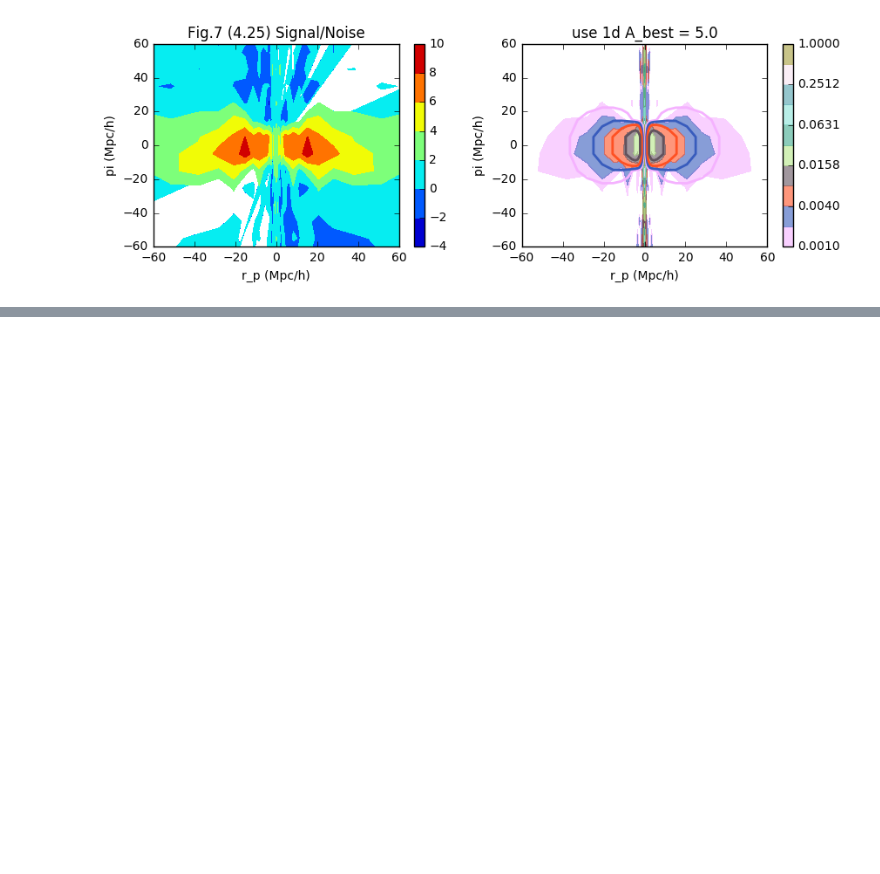
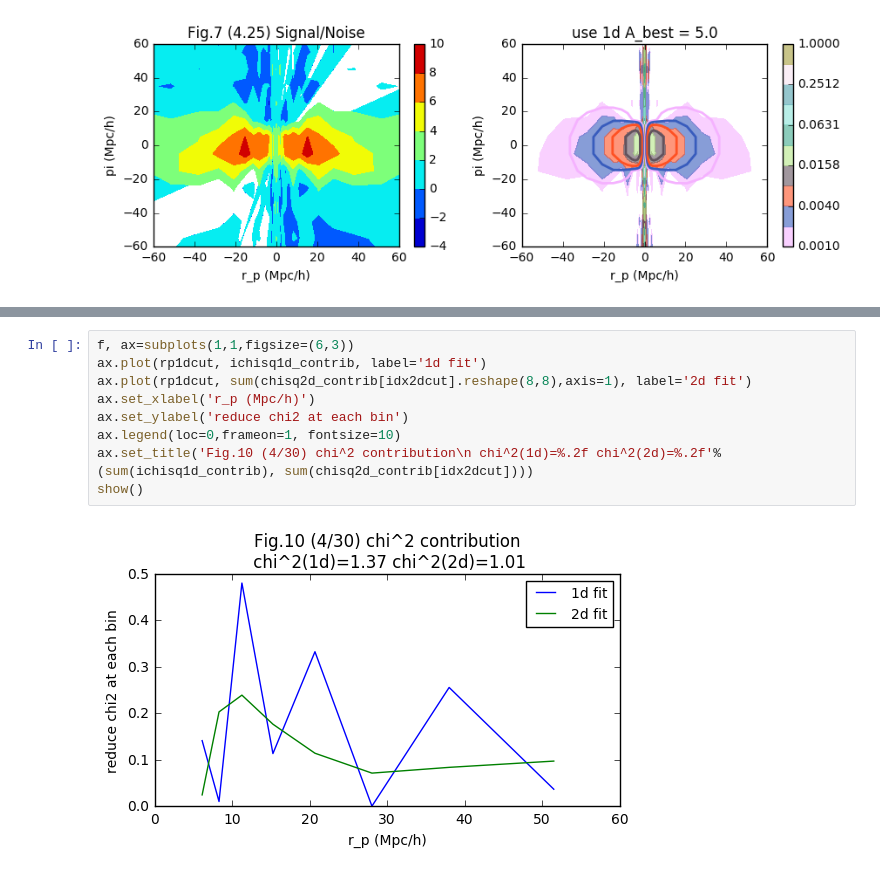
Before and after one commit to liuxx479/gplus, a Jupyter notebook: test_2d_fits.ipynb, the cells around one changed output, grey strips where cells are left out. Drawn from its saved outputs; the diff is of its cells as text; blank space fills up the shorter version.

```diff
--- a/test_2d_fits.ipynb
+++ b/test_2d_fits.ipynb
@@ -379,0 +467,11 @@ show()
+# %%
+f, ax=subplots(1,1,figsize=(6,3))
+ax.plot(rp1dcut, ichisq1d_contrib, label='1d fit')
+ax.plot(rp1dcut, sum(chisq2d_contrib[idx2dcut].reshape(8,8),axis=1), label='2d fit')
+ax.set_xlabel('r_p (Mpc/h)')
+ax.set_ylabel('reduce chi2 at each bin')
+ax.legend(loc=0,frameon=1, fontsize=10)
+ax.set_title('Fig.10 (4/30) chi^2 contribution\n chi^2(1d)=%.2f chi^2(2d)=%.2f'%(sum(ichisq1d_contrib), sum(chisq2d_contrib[idx2dcut])))
+show()
+# %% [output]
+[figure, added]
```
Also changed, not shown: parts of 7 cells of this notebook.
